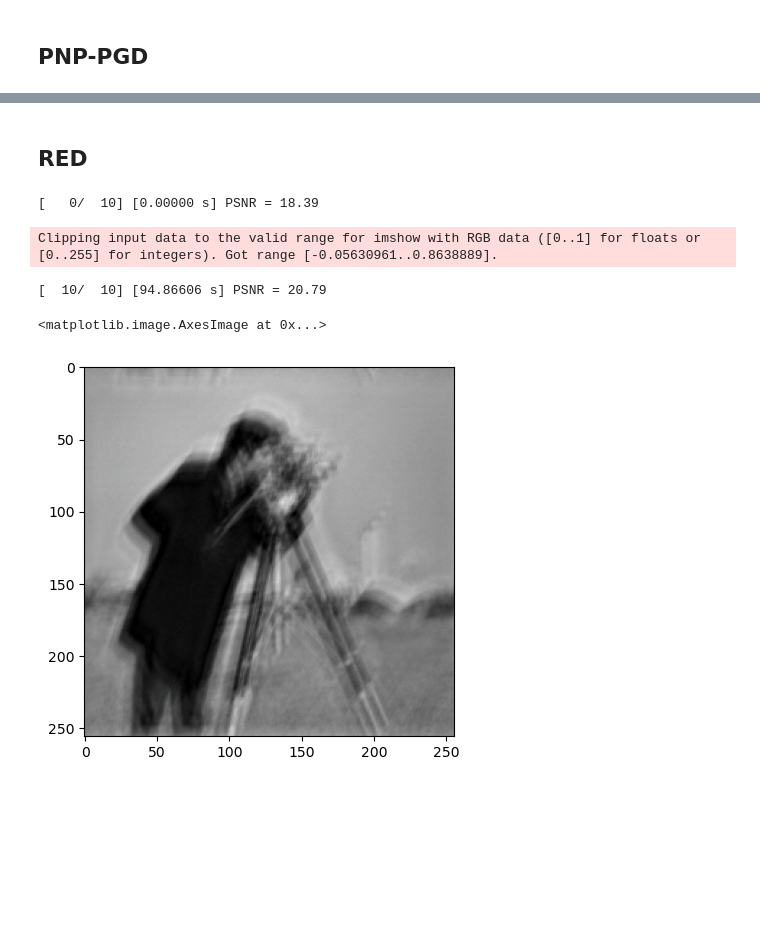
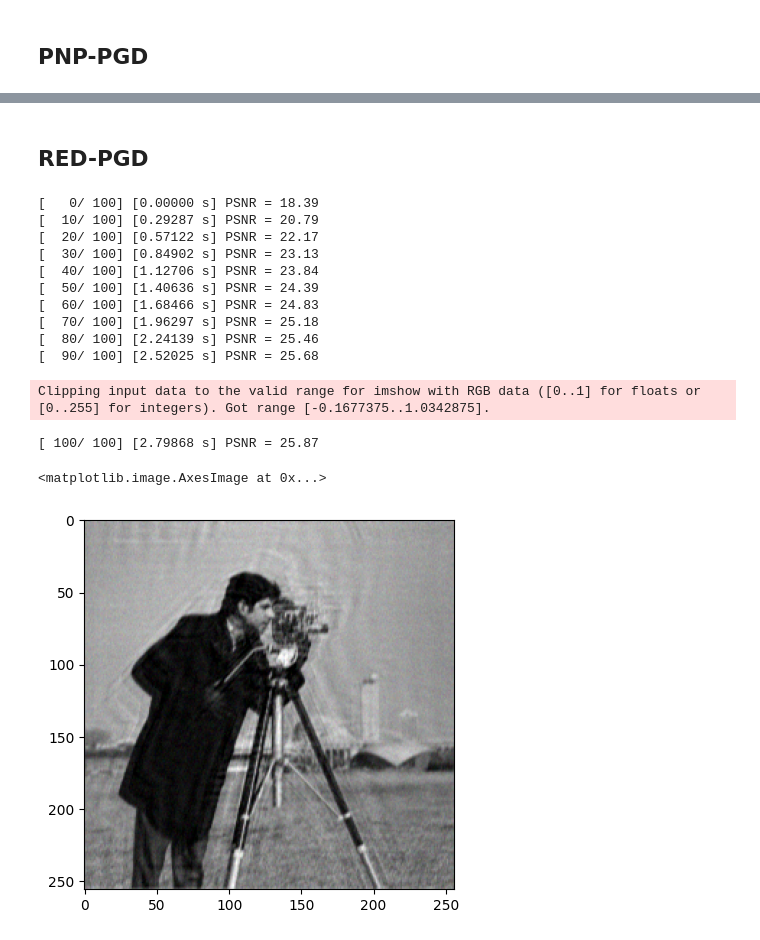
Before and after one commit to SullivanCastro/GMI_experiment, a Jupyter notebook: experiments.ipynb, the cells around one changed output, grey strips where cells are left out. Drawn from its saved outputs; the diff is of its cells as text; code cells hidden in the pictures; blank space fills up the shorter version.

```diff
--- a/experiments.ipynb
+++ b/experiments.ipynb
@@ -23,11 +58,20 @@ Clipping input data to the valid range for imshow with RGB data ([0..1] for floa
 # %% [markdown]
-## RED
+## RED-PGD
 # %%
-x, psnr, tab = red_denoising("images/photographer.png", niter=10)
+x, psnr, tab = red_denoising("images/photographer.png", niter=100)
 plt.imshow(x)
 # %% [output]
-[   0/  10] [0.00000 s] PSNR = 18.39
+[   0/ 100] [0.00000 s] PSNR = 18.39
+[  10/ 100] [0.29287 s] PSNR = 20.79
+[  20/ 100] [0.57122 s] PSNR = 22.17
+[  30/ 100] [0.84902 s] PSNR = 23.13
+[  40/ 100] [1.12706 s] PSNR = 23.84
+[  50/ 100] [1.40636 s] PSNR = 24.39
+[  60/ 100] [1.68466 s] PSNR = 24.83
+[  70/ 100] [1.96297 s] PSNR = 25.18
+[  80/ 100] [2.24139 s] PSNR = 25.46
+[  90/ 100] [2.52025 s] PSNR = 25.68
-Clipping input data to the valid range for imshow with RGB data ([0..1] for floats or [0..255] for integers). Got range [-0.05630961..0.8638889].
+Clipping input data to the valid range for imshow with RGB data ([0..1] for floats or [0..255] for integers). Got range [-0.1677375..1.0342875].
-[  10/  10] [94.86606 s] PSNR = 20.79
+[ 100/ 100] [2.79868 s] PSNR = 25.87
 <matplotlib.image.AxesImage at 0x...>
-[figure, old version]
+[figure, new version]
```
Also changed, not shown: parts of 3 cells of this notebook, 33 other files.
